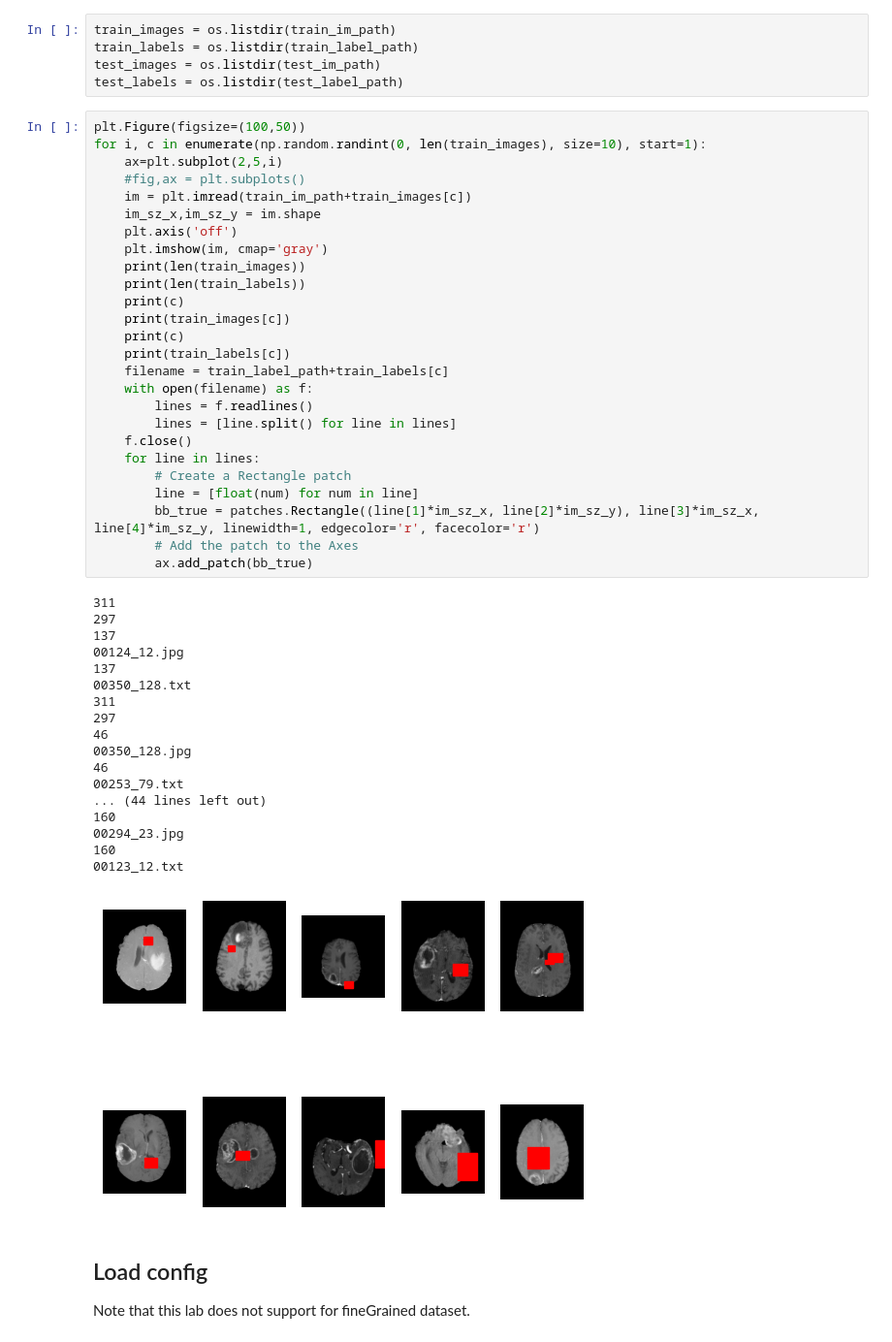
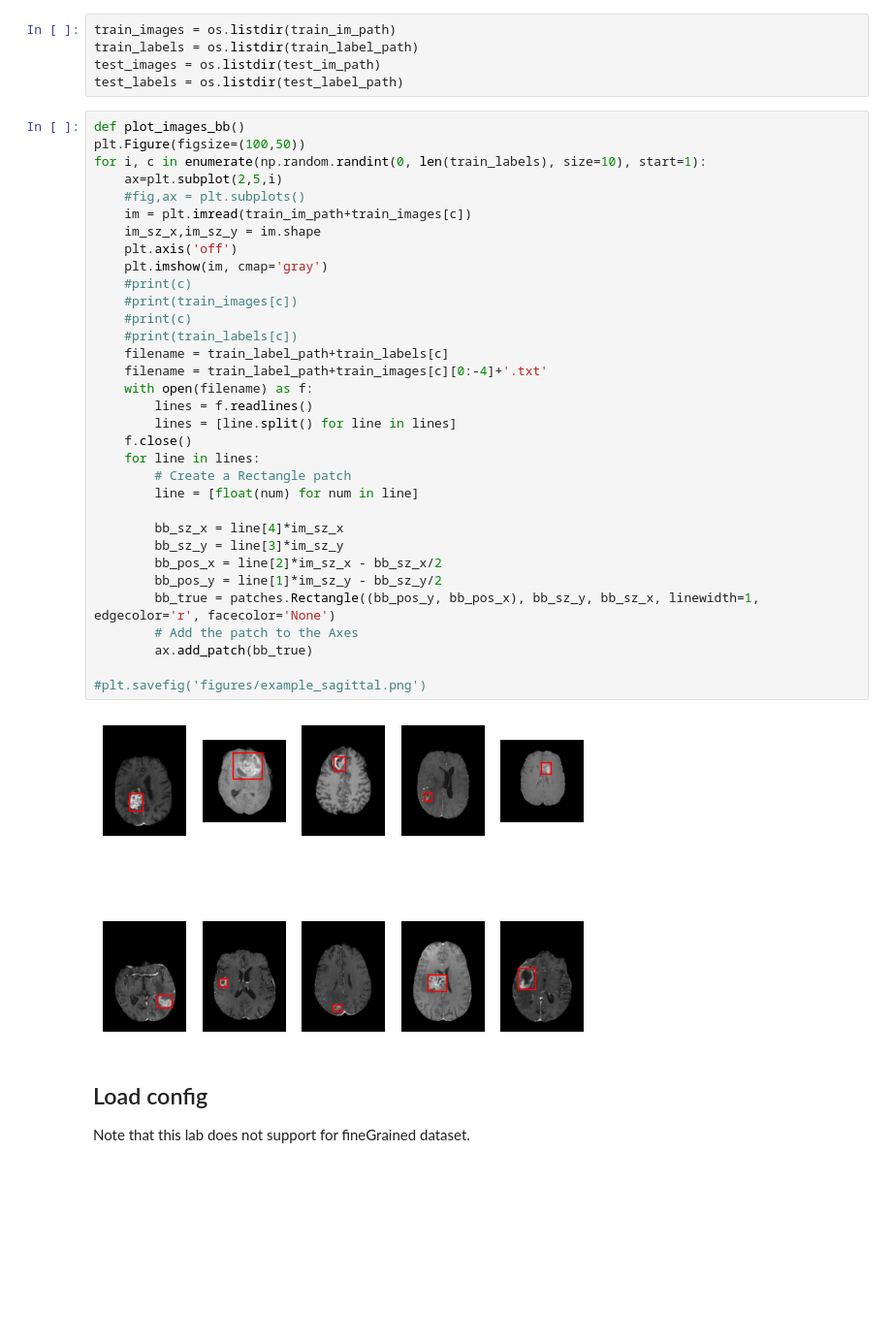
Before and after one commit to nellynygren/TumorDetection, a Jupyter notebook: tumor_detect/tumor_detect.ipynb, the cells around one changed output. Shown at 97% size. Saved outputs shown, nothing was run; the diff lists cells and outputs as text; blank space fills up the shorter version.

```diff
--- a/tumor_detect/tumor_detect.ipynb
+++ b/tumor_detect/tumor_detect.ipynb
@@ -66,50 +68,40 @@ train_labels = os.listdir(train_label_path)
 test_images = os.listdir(test_im_path)
 test_labels = os.listdir(test_label_path)
 # %%
+def plot_images_bb()
 plt.Figure(figsize=(100,50))
-for i, c in enumerate(np.random.randint(0, len(train_images), size=10), start=1):
+for i, c in enumerate(np.random.randint(0, len(train_labels), size=10), start=1):
     ax=plt.subplot(2,5,i)
     #fig,ax = plt.subplots()
     im = plt.imread(train_im_path+train_images[c])
     im_sz_x,im_sz_y = im.shape
     plt.axis('off')
     plt.imshow(im, cmap='gray')
-    print(len(train_images))
-    print(len(train_labels))
-    print(c)
-    print(train_images[c])
-    print(c)
-    print(train_labels[c])
+    #print(c)
+    #print(train_images[c])
+    #print(c)
+    #print(train_labels[c])
     filename = train_label_path+train_labels[c]
+    filename = train_label_path+train_images[c][0:-4]+'.txt'
     with open(filename) as f:
         lines = f.readlines()
         lines = [line.split() for line in lines]
     f.close()
     for line in lines:
         # Create a Rectangle patch
         line = [float(num) for num in line]
-        bb_true = patches.Rectangle((line[1]*im_sz_x, line[2]*im_sz_y), line[3]*im_sz_x, line[4]*im_sz_y, linewidth=1, edgecolor='r', facecolor='r')
+
+        bb_sz_x = line[4]*im_sz_x
+        bb_sz_y = line[3]*im_sz_y
+        bb_pos_x = line[2]*im_sz_x - bb_sz_x/2
+        bb_pos_y = line[1]*im_sz_y - bb_sz_y/2
+        bb_true = patches.Rectangle((bb_pos_y, bb_pos_x), bb_sz_y, bb_sz_x, linewidth=1, edgecolor='r', facecolor='None')
         # Add the patch to the Axes
         ax.add_patch(bb_true)
+
+#plt.savefig('figures/example_sagittal.png')
 # %% [output]
-311
-297
-137
-00124_12.jpg
-137
-00350_128.txt
-311
-297
-46
-00350_128.jpg
-46
-00253_79.txt
-... (44 lines left out)
-160
-00294_23.jpg
-160
-00123_12.txt
-[figure, old version]
+[figure, new version]
 # %% [markdown]
 ## Load config
 Note that this lab does not support for fineGrained dataset.
```
Also changed, not shown: parts of 1 cell of this notebook, 3 other files.
